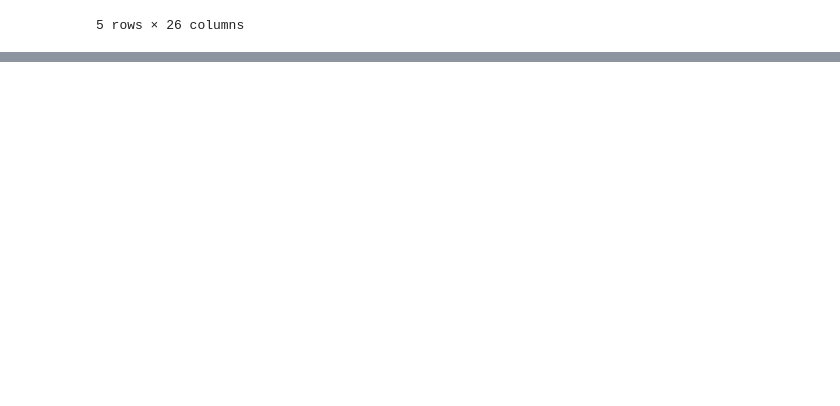
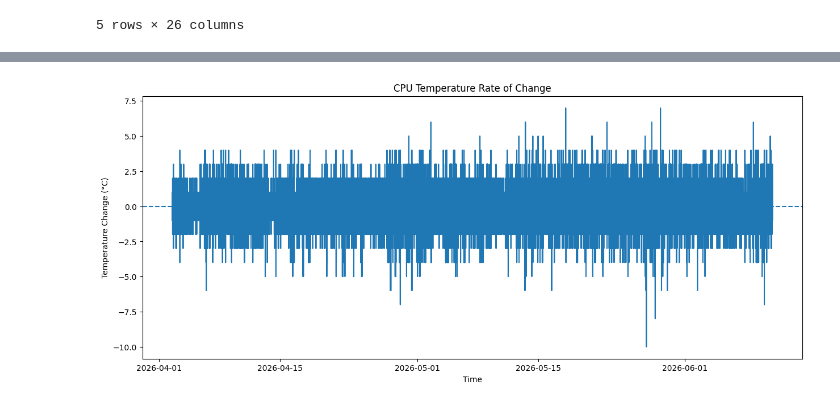
Before and after one commit to AvilashaGoswami1103/AI-Predictive-Maintenance, a Jupyter notebook: notebooks/03_feature_engineering.ipynb, the cells around one changed output, grey strips where cells are left out. Drawn from its saved outputs; the diff is of its cells as text; code cells hidden in the pictures; blank space fills up the shorter version.

```diff
--- a/notebooks/03_feature_engineering.ipynb
+++ b/notebooks/03_feature_engineering.ipynb
@@ -227,0 +338,25 @@ cpu_df.to_csv(
+# %%
+# CPU Temperature rate of change
+# Detect rapid heating
+plt.figure(figsize=(15,6))
+
+plt.plot(
+    temp["ts"],
+    temp["temp_rate_of_change"]
+)
+
+plt.title("CPU Temperature Rate of Change")
+plt.xlabel("Time")
+plt.ylabel("Temperature Change (°C)")
+
+plt.axhline(
+    y=0,
+    linestyle="--"
+)
+
+plt.show()
+
+# Large Positive Values = Rapid Heating
+# Large Negative Values = Rapid Cooling
+# %% [output]
+[figure, added]
```
Also changed, not shown: parts of 19 cells of this notebook, 1 other file.
